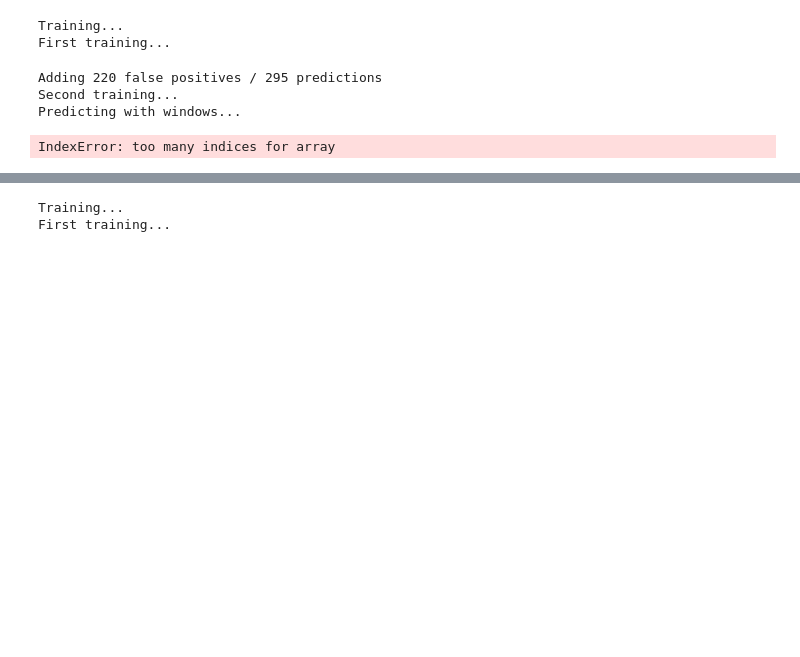
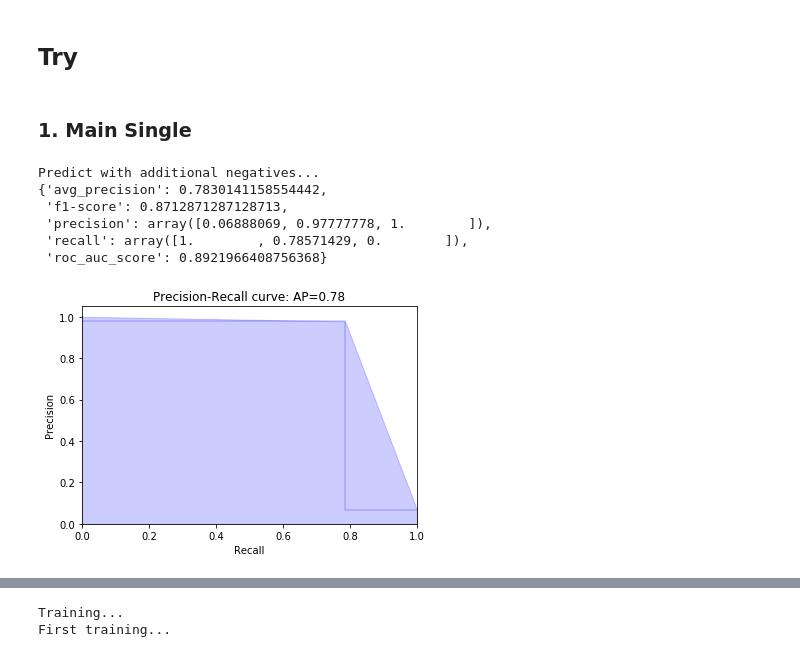
Before and after one commit to jpennors/face_detection_project, a Jupyter notebook: KISS.ipynb, the cells around one changed output, grey strips where cells are left out. Cells and saved outputs as stored; diff of their text form; code cells hidden in the pictures; blank space fills up the shorter version.

```diff
--- a/KISS.ipynb
+++ b/KISS.ipynb
@@ -12,7 +19,3 @@ from pprint import pprint as pp
 # %%
 # Store
 store = []
-# %%
-# Load data
-full_images = data.load_images()
-full_labels = data.load_labels()
@@ -25,2 +22,11 @@ TRAIN_RATE = 0.75
+# %%
+# Load data directly
+GRAY = True
+OFFSET = 0
+LIMIT = None
+
+full_images = images = data.load_images(limit=LIMIT, offset=OFFSET, gray=GRAY)
+full_labels = labels = data.load_labels(limit=LIMIT, offset=OFFSET)
+print(f"Using {len(images)}/1000 images & {len(labels)}/1284 labels")
 # %%
 # Limit if needed
@@ -37,5 +67,9 @@ Using 100/1000 images & 134/1284 labels
 # %%
 # Label sets
+NEG_SIZE = 600
+TRAIN_RATE = 0.75
+
+print(f"Using {len(images)}/1000 images & {len(labels)}/1284 labels")
 print(f"Generating {NEG_SIZE} negatives...")
 negatives = generate_negative_set(images, labels, set_size=NEG_SIZE)
 
@@ -43,4 +77,5 @@ print("Creating train & validation sets with negatives...")
 all_labels = np.concatenate([labels, negatives])
 train_labels, valid_labels = label_sets = data.train_valid_sets(len(images), all_labels, TRAIN_RATE)
 print(f"Train: {len(np.unique(train_labels[:,0]))}, Valid: {len(np.unique(valid_labels[:,0]))}")
+print(Counter(train_labels[:,5]), Counter(valid_labels[:,5]))
 # %% [output]
@@ -50,18 +87,4 @@ Train: 75, Valid: 25
-# %%
-# Global params
-only_one_training = False
-limit_score = 0.5
-slide_step = (60,50)
-downscale_step = 30
-box_size = (150, 90)
-
-# Model
-CLASSIFIER = 'random_forest'
-MODEL_PARAMS = {
-    'n_estimators': 50,
-    'class_weight': { -1: 1, 1: 1.2}
-}
-VECTORIZATION_PARAMS = {
-    'vectorize': descriptor_vector.hog,
-    'vectorize_args': [6],
-}
+# %% [markdown]
+## Try
+# %% [markdown]
+### 1. Main Single
@@ -68,15 +99,8 @@ VECTORIZATION_PARAMS = {
 # %%
-# ( 1 ) --- Single --- Train, predict, validate
-clf = models.create_model(CLASSIFIER, MODEL_PARAMS)
-kwargs = { 'limit_score': limit_score, 'slide_step': slide_step, 'downscale_step': downscale_step }
-
-print("Training...")
-train_results = models.train(clf, images, box_size, train_labels, **VECTORIZATION_PARAMS,
-                             only_one_training=only_one_training, **kwargs)
-
 print("Predicting with windows...")
 valid_indexes = np.unique(valid_labels[:,0]) - 1
-predictions = models.predict(clf, images, box_size, **VECTORIZATION_PARAMS, only=valid_indexes, **kwargs)
+predictions, scores = models.predict(clf, images, box_size, **VECTORIZATION_PARAMS,
+                                     only=valid_indexes, with_scores=True,**kwargs)
 
 results = validation.rate_predictions(predictions, valid_labels)
 print("Done")
@@ -84,10 +108,20 @@ print("Done")
 print("\n------\n")
 if results not in store: store.append(results)
 pp(results)
-# %% [output]
-Training...
-First training...
-Adding 220 false positives / 295 predictions
-Second training...
-Predicting with windows...
-IndexError: too many indices for array
+# %%
+NEG_SUP = 4000
+pvalid_labels = np.concatenate([ valid_labels, generate_negative_set(images, labels, set_size=NEG_SIZE) ])
+pvalid_indexes = np.unique(valid_labels[:,0]) - 1
+
+print("Predict with additional negatives...")
+scores, results = models.predict_and_validate(clf, images, box_size, pvalid_labels,
+                                              **VECTORIZATION_PARAMS, only=pvalid_indexes,**kwargs)
+pp(results)
+# %% [output]
+Predict with additional negatives...
+{'avg_precision': 0.7830141158554442,
+ 'f1-score': 0.8712871287128713,
+ 'precision': array([0.06888069, 0.97777778, 1.        ]),
+ 'recall': array([1.        , 0.78571429, 0.        ]),
+ 'roc_auc_score': 0.8921966408756368}
+[figure, added]
```
Also changed, not shown: parts of 18 cells of this notebook, 5 other files.
